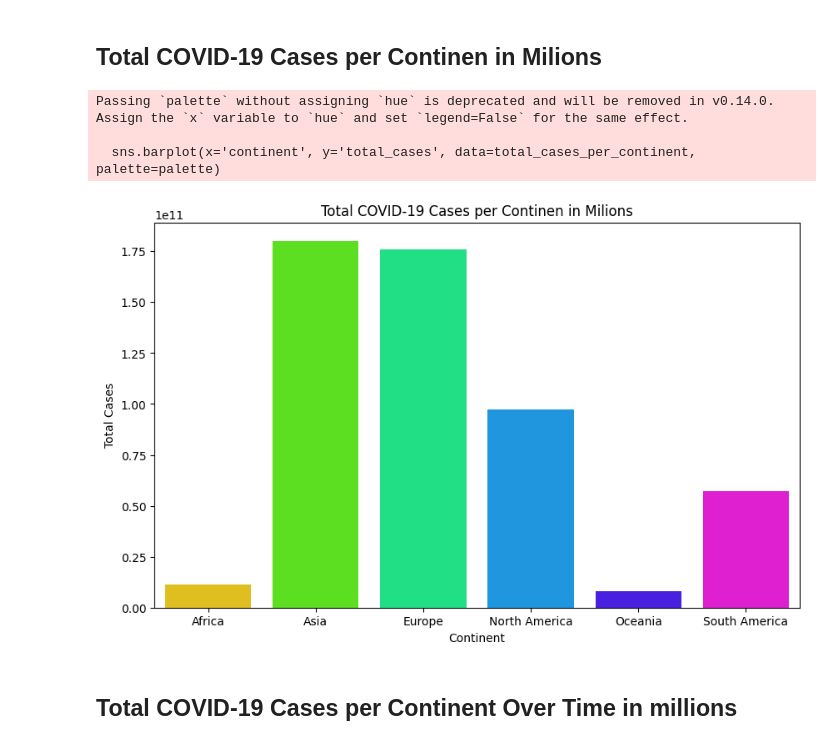
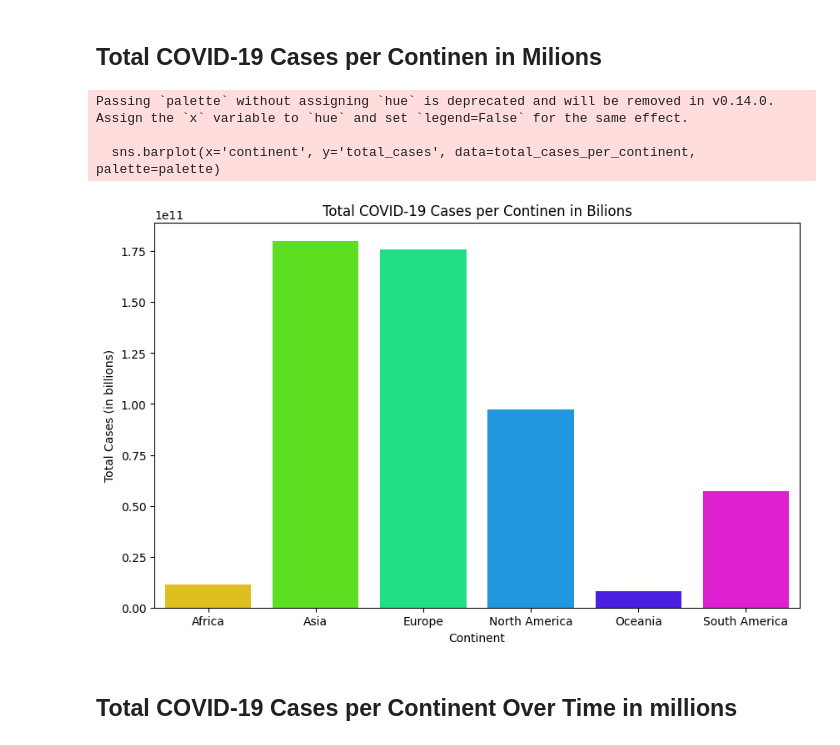
Before and after one commit to TGaub/TP3_1_Data_analysis_Influence_of_COVID, a Jupyter notebook: TP3_1_Data_analysis_Influence_of_COVID.ipynb, the cells around one changed output. Saved outputs shown, nothing was run; the diff lists cells and outputs as text; code cells hidden in the pictures.

Commit message:
feat(Dt) improve scale and plots

```diff
--- a/TP3_1_Data_analysis_Influence_of_COVID.ipynb
+++ b/TP3_1_Data_analysis_Influence_of_COVID.ipynb
@@ -103,26 +103,26 @@ Name: location, Length: 255, dtype: int64
 # %%
 # Summing up the total cases for each continent
 total_cases_per_continent = covid_data_df.groupby('continent')['total_cases'].sum().reset_index()
 
 # Setting up the color palette for different continents
 palette = sns.color_palette("hsv", len(total_cases_per_continent['continent'].unique()))
 
 # Creating a bar plot with a different color for each continent
 plt.figure(figsize=(10, 6))  # Adjust the figure size as needed
 sns.barplot(x='continent', y='total_cases', data=total_cases_per_continent, palette=palette)
 
 # Adding labels and title for clarity
 plt.xlabel('Continent')
-plt.ylabel('Total Cases')
-plt.title('Total COVID-19 Cases per Continen in Milions')
+plt.ylabel('Total Cases (in billions)')
+plt.title('Total COVID-19 Cases per Continen in Bilions')
 
 # Displaying the plot
 plt.show()
 # %% [output]
 Passing `palette` without assigning `hue` is deprecated and will be removed in v0.14.0. Assign the `x` variable to `hue` and set `legend=False` for the same effect.
 
   sns.barplot(x='continent', y='total_cases', data=total_cases_per_continent, palette=palette)
-[figure, old version]
+[figure, new version]
 # %% [markdown]
 ## Total COVID-19 Cases per Continent Over Time in millions
 # %%
```
Also changed, not shown: parts of 2 cells of this notebook.
